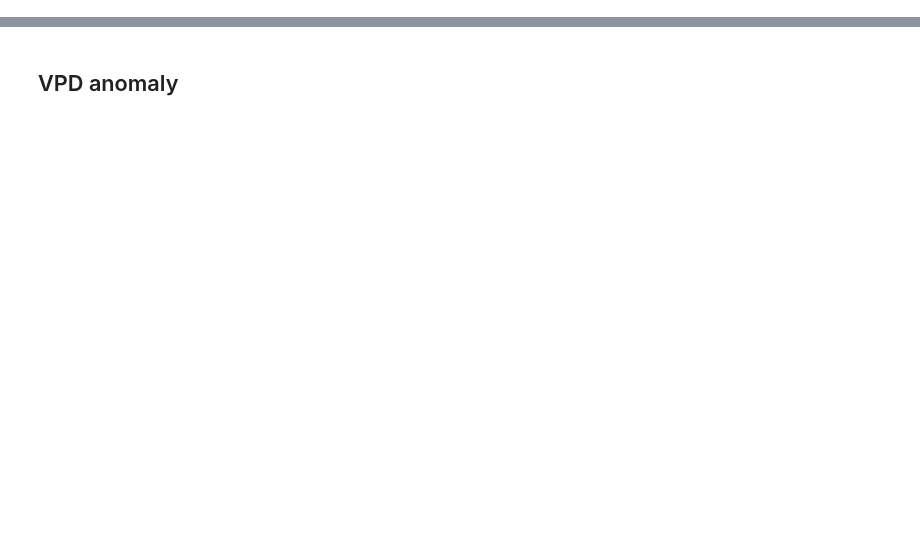
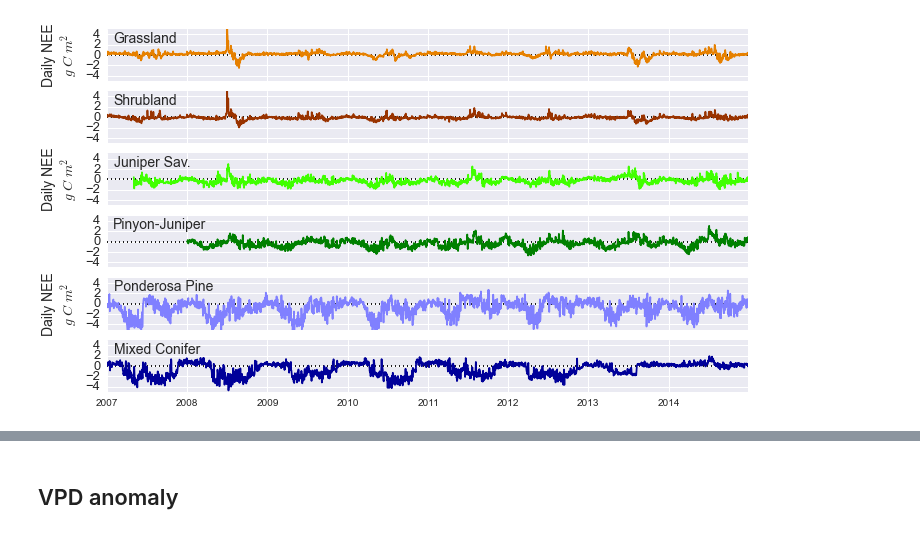
Before and after one commit to gremau/NMEG_miscellany, a Jupyter notebook: NMEG_ignite_talk.ipynb, the cells around one changed output, grey strips where cells are left out. Cells and saved outputs as stored; diff of their text form; code cells hidden in the pictures; blank space fills up the shorter version.

```diff
--- a/NMEG_ignite_talk.ipynb
+++ b/NMEG_ignite_talk.ipynb
@@ -206,0 +61,38 @@ NameError: name 'plt' is not defined
+# %%
+# Make a timeseries plot
+
+nmeg_palette = nmegplt.palette
+nmeg_names = nmegplt.names
+
+def plot_tseries(figh, pan, sitelist, var, ylabel, name_y,
+                 xlim, ylim,
+                 palette=nmeg_palette, names=nmeg_names):
+    ax = list()
+    for i, site in enumerate(sitelist):
+        ax.append(figh.add_subplot(len(sitelist), 1, i+1))
+        plt.plot( xlims, [0, 0], ':k')
+        plt.plot(pan[site].index, pan[site][var], color=palette[i])
+        plt.ylim( ylim )
+        plt.xlim( xlim )
+        plt.text( dt.datetime( 2007, 2, 1 ), name_y, names[i], size=14  )
+        if i < len(sitelist)-1:
+            plt.setp( ax[i].get_xticklabels(), visible=False)
+        plt.setp( ax[i].get_yticklabels(), fontsize=13)
+
+    for j in (0,2,4):
+        ax[j].set_ylabel(ylabel, fontsize=14)
+
+    return(figh)
+# %%
+
+ylims = [ -5, 5 ]
+xlims = [ dt.datetime( 2007, 1, 1 ), dt.datetime( 2014, 12, 31 )]
+
+fig1 = plt.figure(figsize=( 11.5, 6.5 ), dpi=150, facecolor='w', edgecolor='k')
+fig1 = plot_tseries(fig1, d, sites, 'FC_F_g_int', 'Daily NEE\n$g\ C\ m^2$',
+                   2.5, xlims, ylims)
+
+fig1.savefig( fig_path + 'NMEG_daily_FC.svg')
+fig1.savefig( fig_path + 'NMEG_daily_FC.png', dpi=200)
+# %% [output]
+[figure, added]
```
Also changed, not shown: parts of 15 cells of this notebook.
